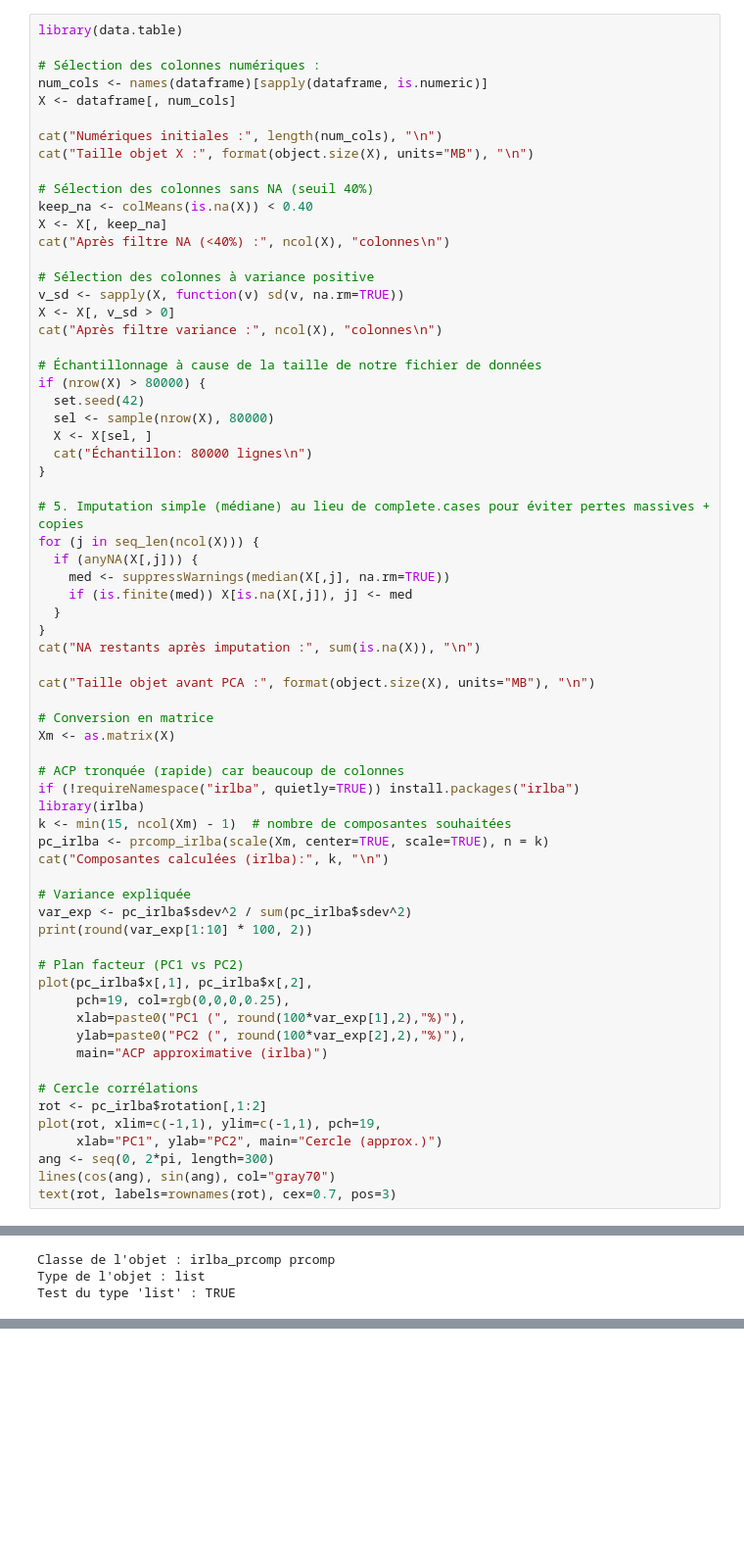
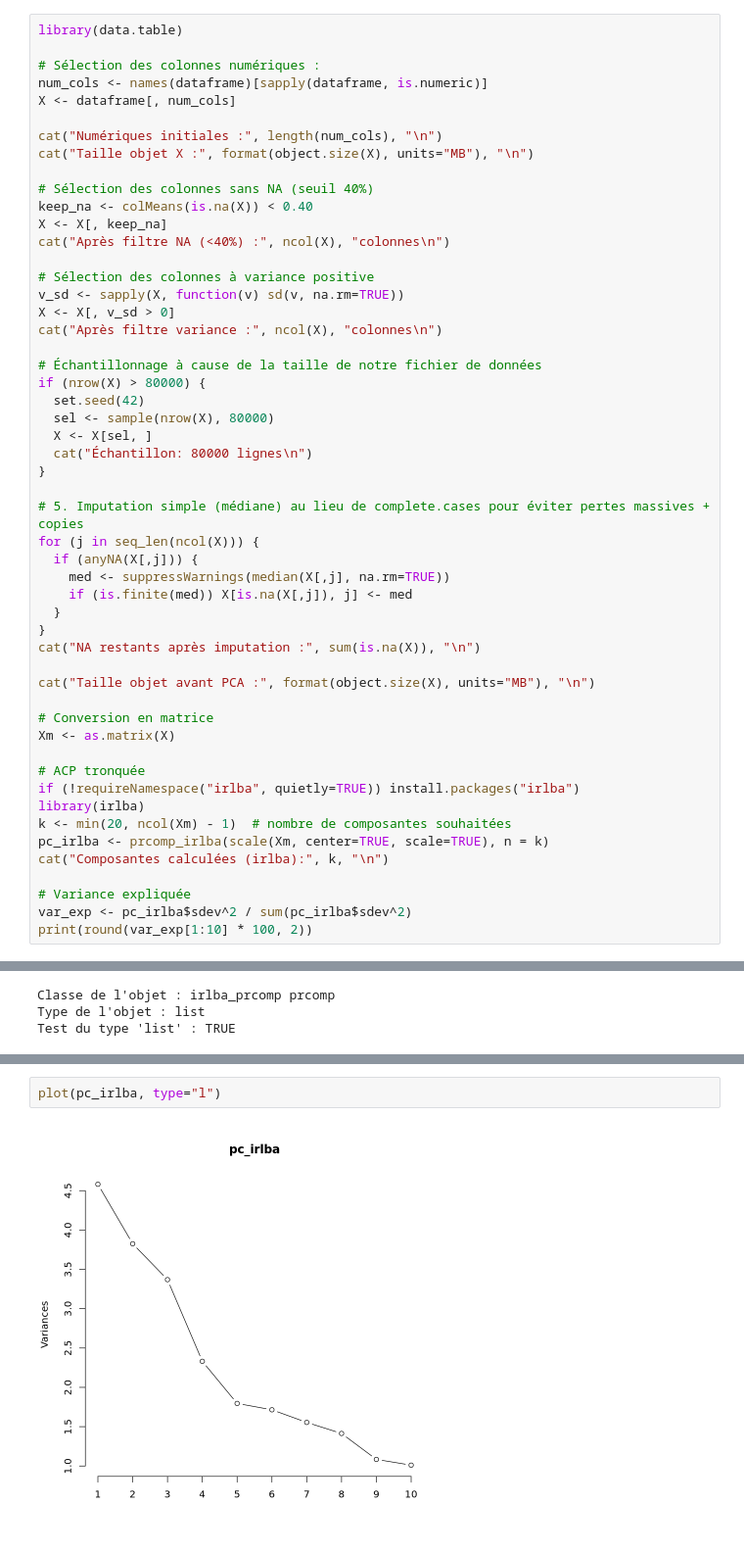
Before and after one commit to lisasko/Jupyter_meteo, a Jupyter notebook: partie_lisa.ipynb, the cells around one changed output, grey strips where cells are left out. Shown at 98% size. Cells and saved outputs as stored; diff of their text form; blank space fills up the shorter version.

```diff
--- a/partie_lisa.ipynb
+++ b/partie_lisa.ipynb
@@ -70,31 +72,16 @@ cat("Taille objet avant PCA :", format(object.size(X), units="MB"), "\n")
 # Conversion en matrice
 Xm <- as.matrix(X)
 
-# ACP tronquée (rapide) car beaucoup de colonnes
+# ACP tronquée
 if (!requireNamespace("irlba", quietly=TRUE)) install.packages("irlba")
 library(irlba)
-k <- min(15, ncol(Xm) - 1)  # nombre de composantes souhaitées
+k <- min(20, ncol(Xm) - 1)  # nombre de composantes souhaitées
 pc_irlba <- prcomp_irlba(scale(Xm, center=TRUE, scale=TRUE), n = k)
 cat("Composantes calculées (irlba):", k, "\n")
 
 # Variance expliquée
 var_exp <- pc_irlba$sdev^2 / sum(pc_irlba$sdev^2)
 print(round(var_exp[1:10] * 100, 2))
-
-# Plan facteur (PC1 vs PC2)
-plot(pc_irlba$x[,1], pc_irlba$x[,2],
-     pch=19, col=rgb(0,0,0,0.25),
-     xlab=paste0("PC1 (", round(100*var_exp[1],2),"%)"),
-     ylab=paste0("PC2 (", round(100*var_exp[2],2),"%)"),
-     main="ACP approximative (irlba)")
-
-# Cercle corrélations
-rot <- pc_irlba$rotation[,1:2]
-plot(rot, xlim=c(-1,1), ylim=c(-1,1), pch=19,
-     xlab="PC1", ylab="PC2", main="Cercle (approx.)")
-ang <- seq(0, 2*pi, length=300)
-lines(cos(ang), sin(ang), col="gray70")
-text(rot, labels=rownames(rot), cex=0.7, pos=3)
 # %% [output]
 Numériques initiales : 64
 Taille objet X : 688.8 Mb
@@ -144,0 +130,4 @@ plot(pc_irlba, type="l")
+# %%
+plot(pc_irlba, type="l")
+# %% [output]
+[figure, added]
```
Also changed, not shown: parts of 12 cells of this notebook.
